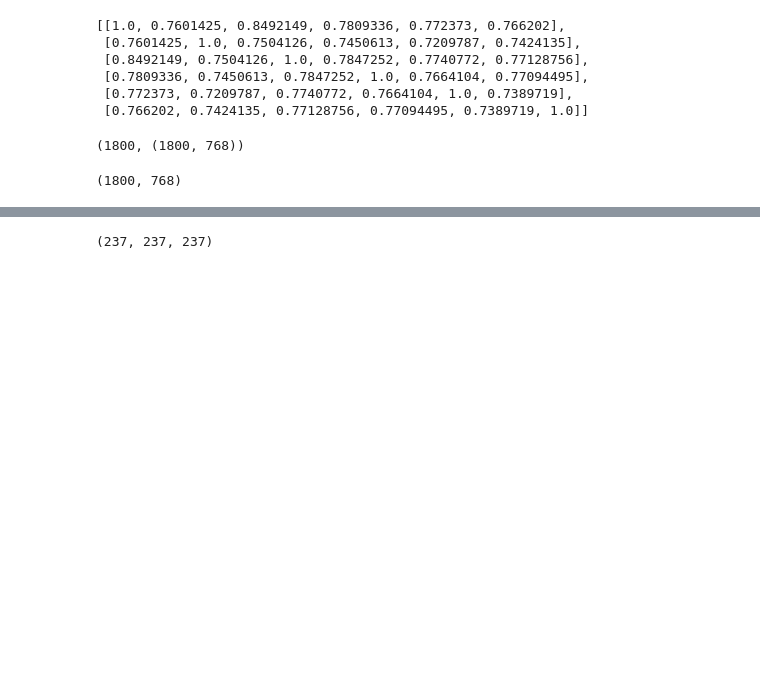
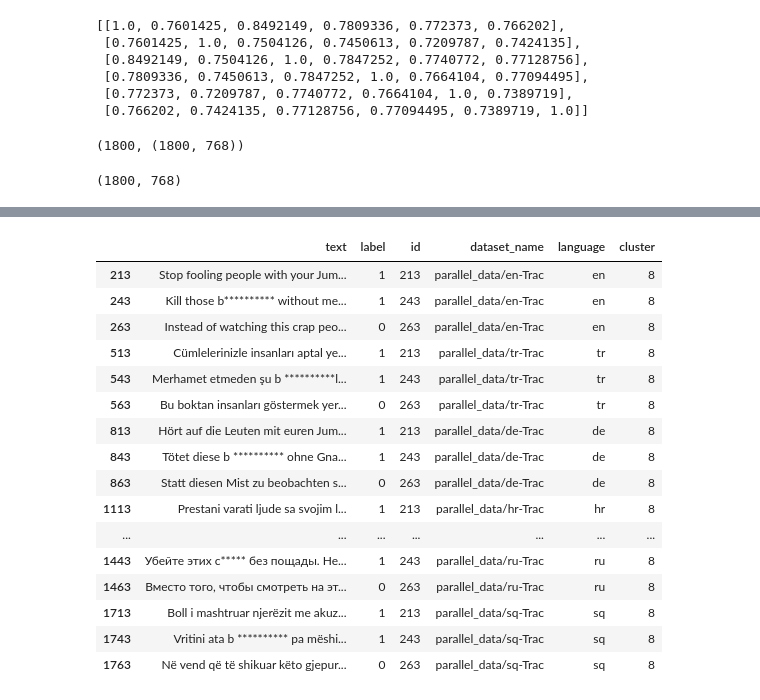
Before and after one commit to FaezeGhorbanpour/DataEfficientDetection, a Jupyter notebook: embedding_evaluation.ipynb, the cells around one changed output, grey strips where cells are left out. Cells and saved outputs as stored; diff of their text form; code cells hidden in the pictures; blank space fills up the shorter version.

```diff
--- a/embedding_evaluation.ipynb
+++ b/embedding_evaluation.ipynb
@@ -140,6 +138,6 @@ embed.shape
 # %% [output]
 (1800, 768)
 # %%
-clusters = Embedder.cluster_embeddings(embed, metadata, 300)
+clusters = Embedder.cluster_embeddings(4, embed, metadata, 150)
 clusters
 # %% [output]
@@ -147,7 +157,23 @@ array([237,  25,  15, ..., 151, 153, 280], dtype=int32)
 # %%
-clusters[0], clusters[300], clusters[600]
+clusters[clusters['cluster']==8]
 # %% [output]
-(237, 237, 237)
+|  | text | label | id | dataset_name | language | cluster |
+| 213 | Stop fooling people with your Jum... | 1 | 213 | parallel_data/en-Trac | en | 8 |
+| 243 | Kill those b********** without me... | 1 | 243 | parallel_data/en-Trac | en | 8 |
+| 263 | Instead of watching this crap peo... | 0 | 263 | parallel_data/en-Trac | en | 8 |
+| 513 | Cümlelerinizle insanları aptal ye... | 1 | 213 | parallel_data/tr-Trac | tr | 8 |
+| 543 | Merhamet etmeden şu b **********l... | 1 | 243 | parallel_data/tr-Trac | tr | 8 |
+| 563 | Bu boktan insanları göstermek yer... | 0 | 263 | parallel_data/tr-Trac | tr | 8 |
+| 813 | Hört auf die Leuten mit euren Jum... | 1 | 213 | parallel_data/de-Trac | de | 8 |
+| 843 | Tötet diese b ********** ohne Gna... | 1 | 243 | parallel_data/de-Trac | de | 8 |
+| 863 | Statt diesen Mist zu beobachten s... | 0 | 263 | parallel_data/de-Trac | de | 8 |
+| 1113 | Prestani varati ljude sa svojim l... | 1 | 213 | parallel_data/hr-Trac | hr | 8 |
+| ... | ... | ... | ... | ... | ... | ... |
+| 1443 | Убейте этих с***** без пощады. Не... | 1 | 243 | parallel_data/ru-Trac | ru | 8 |
+| 1463 | Вместо того, чтобы смотреть на эт... | 0 | 263 | parallel_data/ru-Trac | ru | 8 |
+| 1713 | Boll i mashtruar njerëzit me akuz... | 1 | 213 | parallel_data/sq-Trac | sq | 8 |
+| 1743 | Vritini ata b ********** pa mëshi... | 1 | 243 | parallel_data/sq-Trac | sq | 8 |
+| 1763 | Në vend që të shikuar këto gjepur... | 0 | 263 | parallel_data/sq-Trac | sq | 8 |
 # %%
 Embedder.visualize_embeddings(embed, metadatas)
 # %% [output]
```
Also changed, not shown: parts of 5 cells of this notebook, 1 other file.
